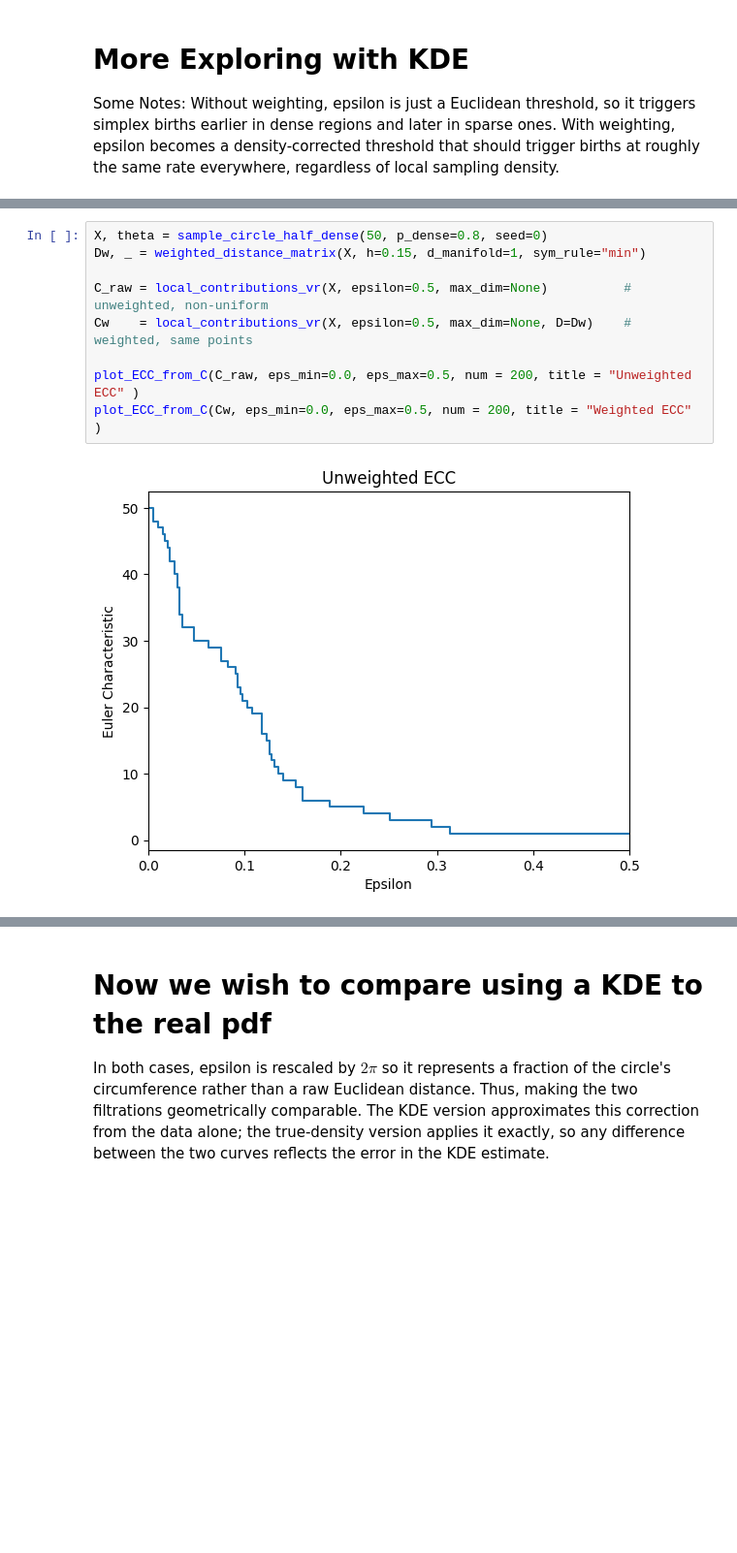
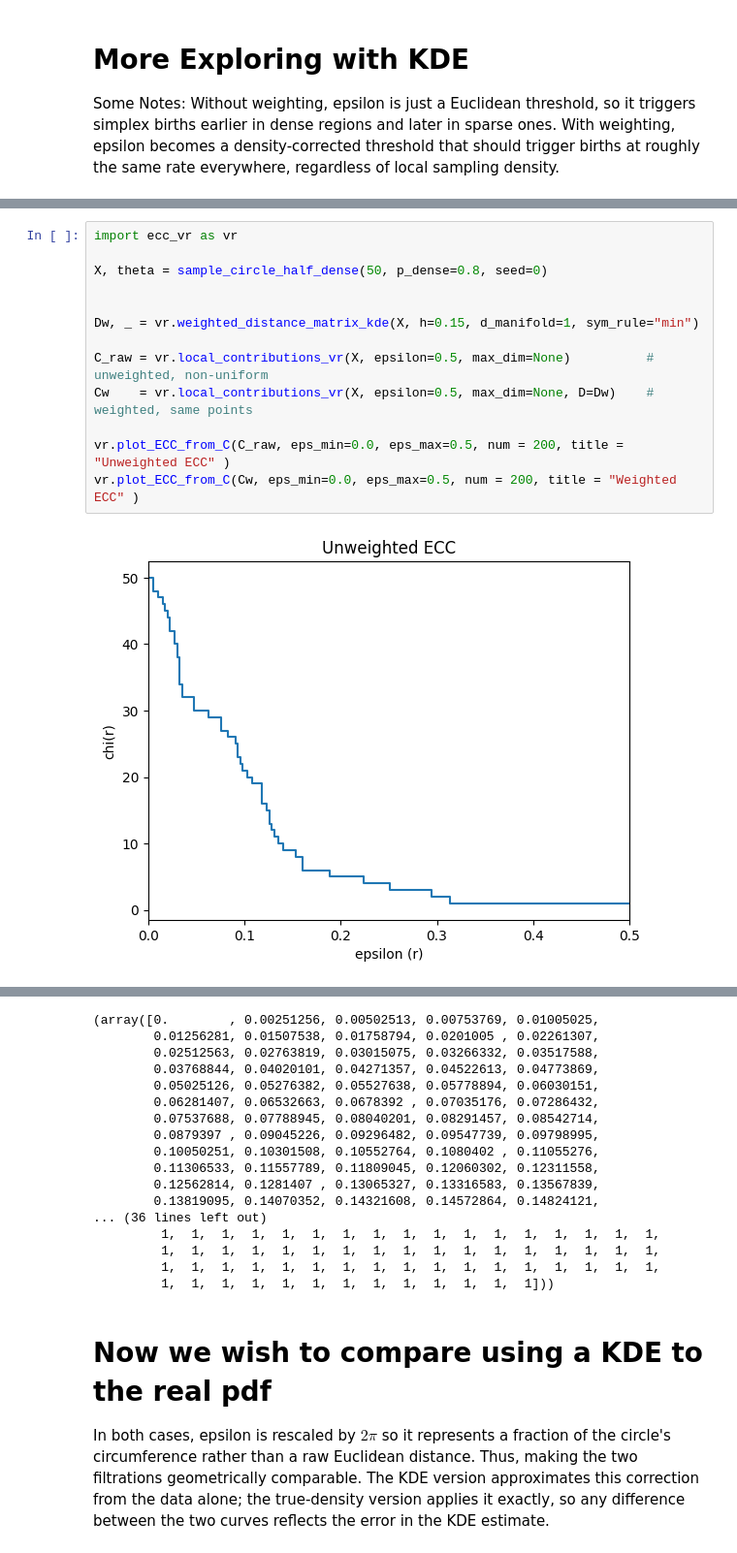
Before and after one commit to JosephMatatyaou/STA199REU, a Jupyter notebook: Week9/KDE_Weighing2.ipynb, the cells around one changed output, grey strips where cells are left out. Shown at 97% size. Drawn from its saved outputs; the diff is of its cells as text; blank space fills up the shorter version.

```diff
--- a/Week9/KDE_Weighing2.ipynb
+++ b/Week9/KDE_Weighing2.ipynb
@@ -317,11 +40,15 @@ def plot_ECC_from_C(
 # %%
+import ecc_vr as vr
+
 X, theta = sample_circle_half_dense(50, p_dense=0.8, seed=0)
-Dw, _ = weighted_distance_matrix(X, h=0.15, d_manifold=1, sym_rule="min")
 
-C_raw = local_contributions_vr(X, epsilon=0.5, max_dim=None)          # unweighted, non-uniform
-Cw    = local_contributions_vr(X, epsilon=0.5, max_dim=None, D=Dw)    # weighted, same points
 
-plot_ECC_from_C(C_raw, eps_min=0.0, eps_max=0.5, num = 200, title = "Unweighted ECC" )
-plot_ECC_from_C(Cw, eps_min=0.0, eps_max=0.5, num = 200, title = "Weighted ECC" )
+Dw, _ = vr.weighted_distance_matrix_kde(X, h=0.15, d_manifold=1, sym_rule="min")
+
+C_raw = vr.local_contributions_vr(X, epsilon=0.5, max_dim=None)          # unweighted, non-uniform
+Cw    = vr.local_contributions_vr(X, epsilon=0.5, max_dim=None, D=Dw)    # weighted, same points
+
+vr.plot_ECC_from_C(C_raw, eps_min=0.0, eps_max=0.5, num = 200, title = "Unweighted ECC" )
+vr.plot_ECC_from_C(Cw, eps_min=0.0, eps_max=0.5, num = 200, title = "Weighted ECC" )
 # %% [output]
-[figure, old version]
+[figure, new version]
@@ -329,3 +56,20 @@ plot_ECC_from_C(Cw, eps_min=0.0, eps_max=0.5, num = 200, title = "Weighted ECC"
+(array([0.        , 0.00251256, 0.00502513, 0.00753769, 0.01005025,
+        0.01256281, 0.01507538, 0.01758794, 0.0201005 , 0.02261307,
+        0.02512563, 0.02763819, 0.03015075, 0.03266332, 0.03517588,
+        0.03768844, 0.04020101, 0.04271357, 0.04522613, 0.04773869,
+        0.05025126, 0.05276382, 0.05527638, 0.05778894, 0.06030151,
+        0.06281407, 0.06532663, 0.0678392 , 0.07035176, 0.07286432,
+        0.07537688, 0.07788945, 0.08040201, 0.08291457, 0.08542714,
+        0.0879397 , 0.09045226, 0.09296482, 0.09547739, 0.09798995,
+        0.10050251, 0.10301508, 0.10552764, 0.1080402 , 0.11055276,
+        0.11306533, 0.11557789, 0.11809045, 0.12060302, 0.12311558,
+        0.12562814, 0.1281407 , 0.13065327, 0.13316583, 0.13567839,
+        0.13819095, 0.14070352, 0.14321608, 0.14572864, 0.14824121,
+... (36 lines left out)
+         1,  1,  1,  1,  1,  1,  1,  1,  1,  1,  1,  1,  1,  1,  1,  1,  1,
+         1,  1,  1,  1,  1,  1,  1,  1,  1,  1,  1,  1,  1,  1,  1,  1,  1,
+         1,  1,  1,  1,  1,  1,  1,  1,  1,  1,  1,  1,  1,  1,  1,  1,  1,
+         1,  1,  1,  1,  1,  1,  1,  1,  1,  1,  1,  1,  1]))
 # %% [markdown]
 # Now we wish to compare using a KDE to the real pdf
 
```
Also changed, not shown: parts of 3 cells of this notebook, 3 other files.
